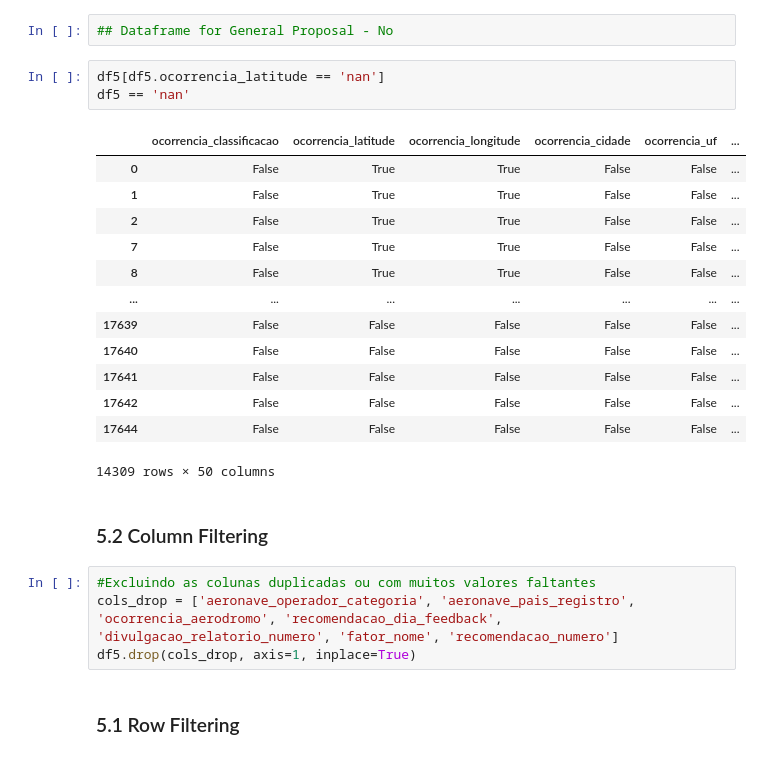
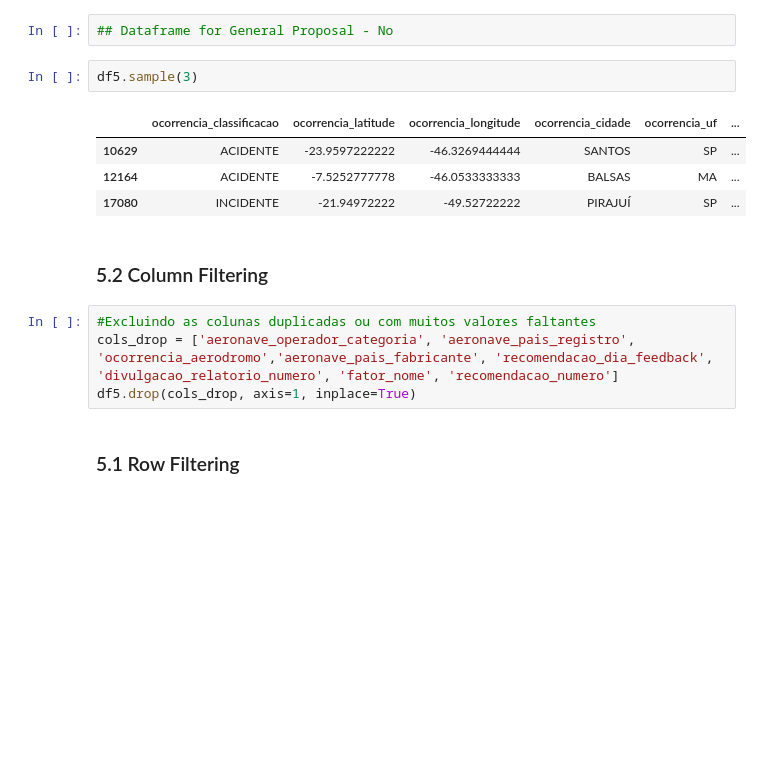
Before and after one commit to TaizAlves/aviation_occurencies, a Jupyter notebook: a3data_taiz_alves.ipynb, the cells around one changed output. Cells and saved outputs as stored; diff of their text form; blank space fills up the shorter version.

```diff
--- a/a3data_taiz_alves.ipynb
+++ b/a3data_taiz_alves.ipynb
@@ -1297,27 +1334,17 @@ df5 = df4.copy()
 # %%
 ## Dataframe for General Proposal - No
 # %%
-df5[df5.ocorrencia_latitude == 'nan']
-df5 == 'nan'
+df5.sample(3)
 # %% [output]
 |  | ocorrencia_classificacao | ocorrencia_latitude | ocorrencia_longitude | ocorrencia_cidade | ocorrencia_uf | ... |
-| 0 | False | True | True | False | False | ... |
-| 1 | False | True | True | False | False | ... |
-| 2 | False | True | True | False | False | ... |
-| 7 | False | True | True | False | False | ... |
-| 8 | False | True | True | False | False | ... |
-| ... | ... | ... | ... | ... | ... | ... |
-| 17639 | False | False | False | False | False | ... |
-| 17640 | False | False | False | False | False | ... |
-| 17641 | False | False | False | False | False | ... |
-| 17642 | False | False | False | False | False | ... |
-| 17644 | False | False | False | False | False | ... |
+| 10629 | ACIDENTE | -23.9597222222 | -46.3269444444 | SANTOS | SP | ... |
+| 12164 | ACIDENTE | -7.5252777778 | -46.0533333333 | BALSAS | MA | ... |
+| 17080 | INCIDENTE | -21.94972222 | -49.52722222 | PIRAJUÍ | SP | ... |
-14309 rows × 50 columns
 # %% [markdown]
 ### 5.2 Column Filtering
 # %%
 #Excluindo as colunas duplicadas ou com muitos valores faltantes
-cols_drop = ['aeronave_operador_categoria', 'aeronave_pais_registro', 'ocorrencia_aerodromo', 'recomendacao_dia_feedback', 'divulgacao_relatorio_numero', 'fator_nome', 'recomendacao_numero']
+cols_drop = ['aeronave_operador_categoria', 'aeronave_pais_registro', 'ocorrencia_aerodromo','aeronave_pais_fabricante', 'recomendacao_dia_feedback', 'divulgacao_relatorio_numero', 'fator_nome', 'recomendacao_numero']
 df5.drop(cols_drop, axis=1, inplace=True)
 # %% [markdown]
 ### 5.1 Row Filtering
```
Also changed, not shown: parts of 13 cells of this notebook.
